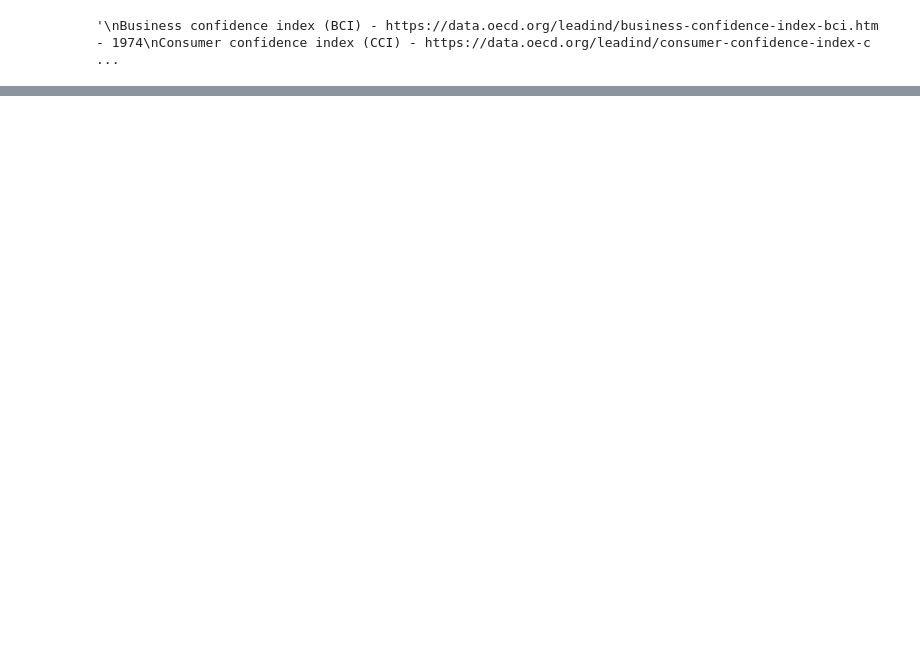
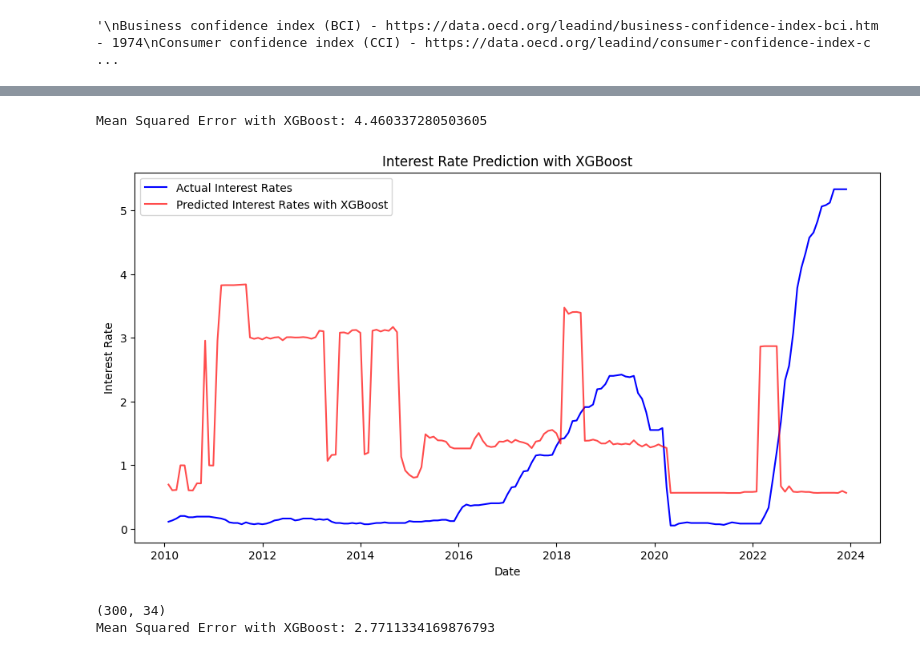
Before and after one commit to elmella/how-interest-ing, a Jupyter notebook: matt-version.ipynb, the cells around one changed output, grey strips where cells are left out. Saved outputs shown, nothing was run; the diff lists cells and outputs as text; code cells hidden in the pictures; blank space fills up the shorter version.

```diff
--- a/matt-version.ipynb
+++ b/matt-version.ipynb
@@ -145,0 +230,66 @@ print(combined_df)
+# %%
+import xgboost as xgb
+split_date = '2010-01-01'
+train_features = features[:split_date]
+test_features = features[split_date:]
+train_label = label[:split_date]
+test_label = label[split_date:]
+
+imputer = SimpleImputer(strategy='mean')
+train_features_imputed = imputer.fit_transform(train_features)
+test_features_imputed = imputer.transform(test_features)
+
+scaler = StandardScaler()
+train_features_scaled = scaler.fit_transform(train_features_imputed)
+test_features_scaled = scaler.transform(test_features_imputed)
+
+pca = PCA(n_components=0.95)
+train_pca = pca.fit_transform(train_features_scaled)
+test_pca = pca.transform(test_features_scaled)
+xgb_model = xgb.XGBRegressor(objective='reg:squarederror', n_estimators=100, learning_rate=0.1, max_depth=5, random_state=42)
+xgb_model.fit(train_pca, train_label)
+
+xgb_predictions = xgb_model.predict(test_pca)
+# xgb_predictions = np.clip(xgb_predictions, 0, None)
+
+mse_xgb = mean_squared_error(test_label, xgb_predictions)
+print("Mean Squared Error with XGBoost:", mse_xgb)
+
+plt.figure(figsize=(12, 6))
+plt.plot(test_label.index, test_label, label='Actual Interest Rates', color='blue')
+plt.plot(test_label.index, xgb_predictions, label='Predicted Interest Rates with XGBoost', color='red', alpha=0.7)
+plt.title('Interest Rate Prediction with XGBoost')
+plt.xlabel('Date')
+plt.ylabel('Interest Rate')
+plt.legend()
+plt.show()
+# %% [output]
+Mean Squared Error with XGBoost: 4.460337280503605
+[figure, added]
+# %%
+split_date = '2015-01-01'
+train_features = features[:split_date]
+print(train_features.shape)
+test_features = features[split_date:]
+train_label = label[:split_date]
+test_label = label[split_date:]
+imputer = SimpleImputer(strategy='mean')
+train_features_imputed = imputer.fit_transform(train_features)
+test_features_imputed = imputer.transform(test_features)
+
+scaler = StandardScaler()
+train_features_scaled = scaler.fit_transform(train_features_imputed)
+test_features_scaled = scaler.transform(test_features_imputed)
+
+
+xgb_model = xgb.XGBRegressor(objective='reg:squarederror', n_estimators=100, learning_rate=0.1, max_depth=5, random_state=42)
+xgb_model.fit(train_features_scaled, train_label)
+
+xgb_predictions = xgb_model.predict(test_features_scaled)
+# xgb_predictions = np.clip(xgb_predictions, 0, None)
+
+mse_xgb = mean_squared_error(test_label, xgb_predictions)
+print("Mean Squared Error with XGBoost:", mse_xgb)
+# %% [output]
+(300, 34)
+Mean Squared Error with XGBoost: 2.7711334169876793
```
Also changed, not shown: parts of 8 cells of this notebook, 1 other file.
